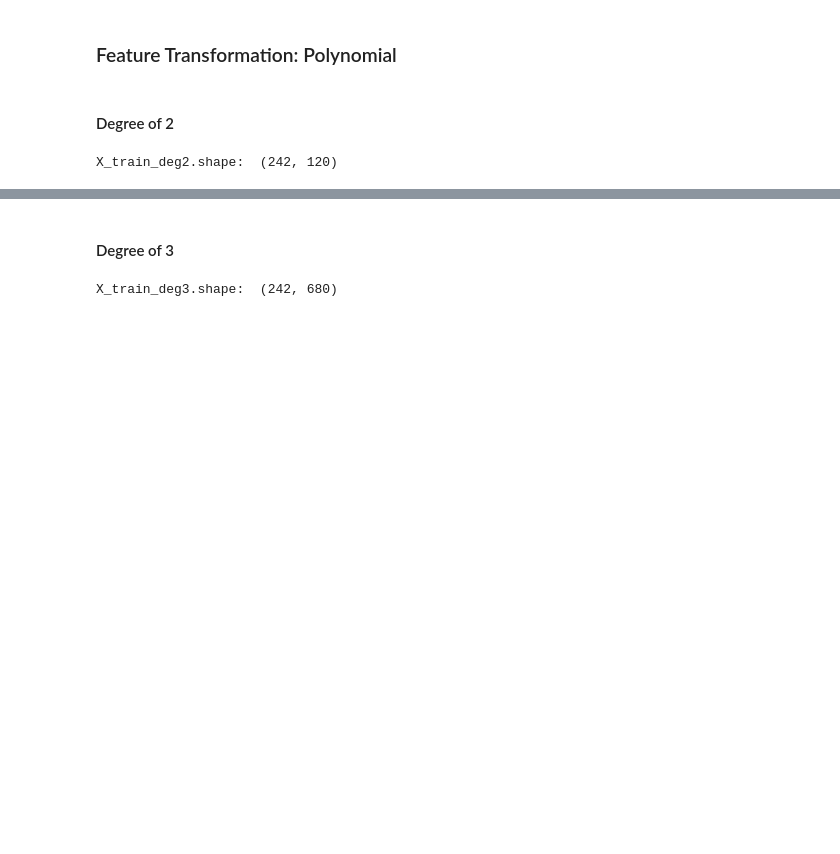
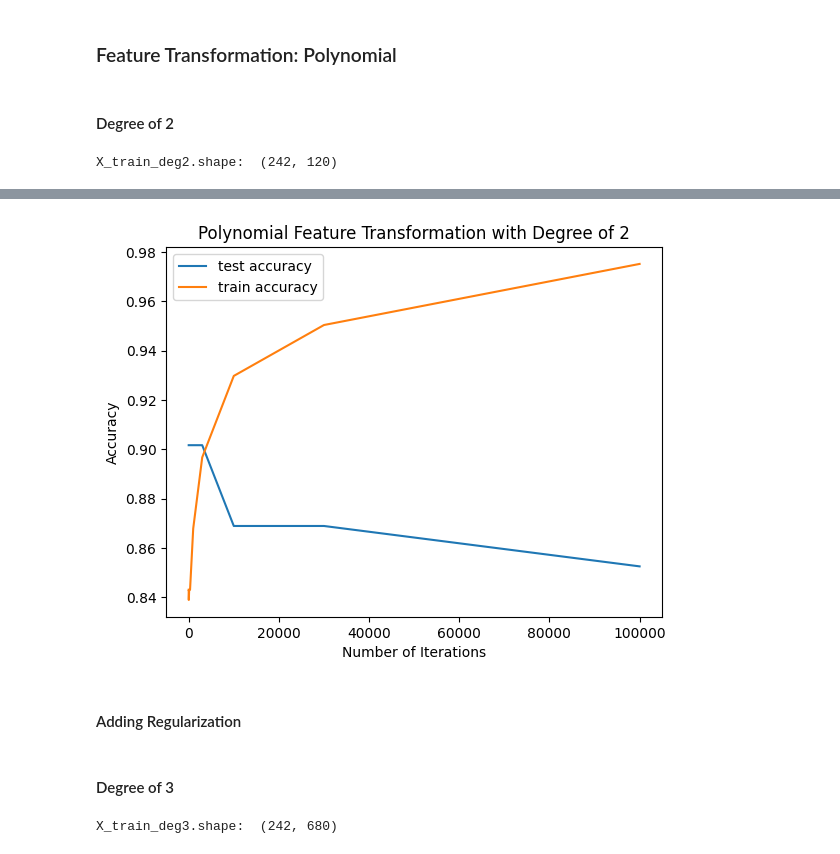
Before and after one commit to thuvu17/ml-train-heart-attack, a Jupyter notebook: heart_attack_logreg.ipynb, the cells around one changed output, grey strips where cells are left out. Drawn from its saved outputs; the diff is of its cells as text; code cells hidden in the pictures; blank space fills up the shorter version.

```diff
--- a/heart_attack_logreg.ipynb
+++ b/heart_attack_logreg.ipynb
@@ -394,0 +501,20 @@ Accuracy:  0.8688524590163934
+# %%
+learning_rate = 0.001
+num_iters_value = [1, 3, 10, 30, 100, 300, 1000, 3000, 10000, 30000, 1e5]
+ones = np.ones((X_test.shape[0], 1))
+X_1_test = np.hstack((ones, X_test))
+train_accuracy_deg2 = []
+test_accuracy_deg2 = []
+for num_iters in num_iters_value:
+    w_deg2, log_likelihood_values_deg2 = gradient_ascent(X_train_deg2, y_2d_train, learning_rate, num_iters)
+    t = 0.5
+    X_test_deg2 = poly_reg_2.fit_transform(X_1_test)
+    y_hat_deg2 = predict_class(X_test_deg2, w_deg2, t)
+    y_hat_train_deg2 = predict_class(X_train_deg2, w_deg2, t)
+    acc_deg2 = accuracy(y_hat_deg2, y_2d_test)
+    acc_train_deg2 = accuracy(y_hat_train_deg2, y_2d_train)
+    test_accuracy_deg2.append(acc_deg2)
+    train_accuracy_deg2.append(acc_train_deg2)
+    print("Number of Iterations:", num_iters)
+    print("Test Accuracy:", acc_deg2)
+    print("Train Accuracy", acc_train_deg2)
@@ -395,3 +539,15 @@ Accuracy:  0.8688524590163934
+# %%
+plt.plot(num_iters_value, test_accuracy_deg2, label = "test accuracy")
+plt.plot(num_iters_value, train_accuracy_deg2, label = "train accuracy")
+plt.xlabel("Number of Iterations")
+plt.ylabel("Accuracy")
+plt.title("Polynomial Feature Transformation with Degree of 2")
+plt.legend()
+plt.show()
+# %% [output]
+[figure, added]
+# %% [markdown]
+#### Adding Regularization
 # %% [markdown]
 #### Degree of 3
 # %%
```
Also changed, not shown: parts of 20 cells of this notebook.
